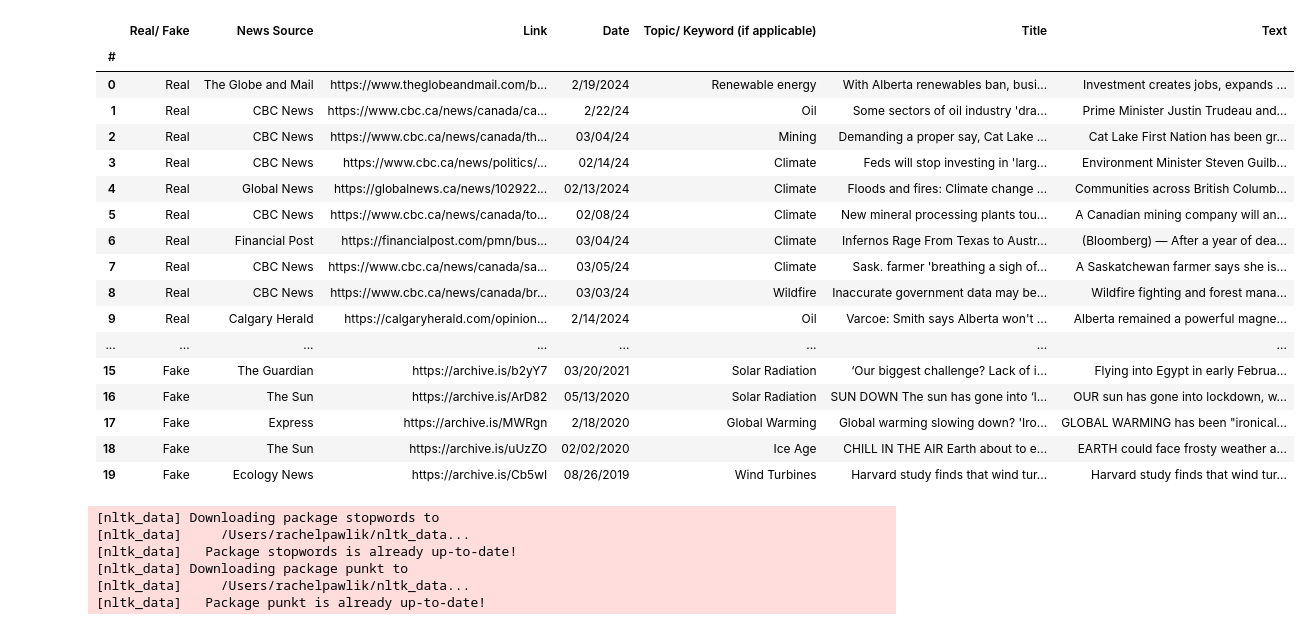
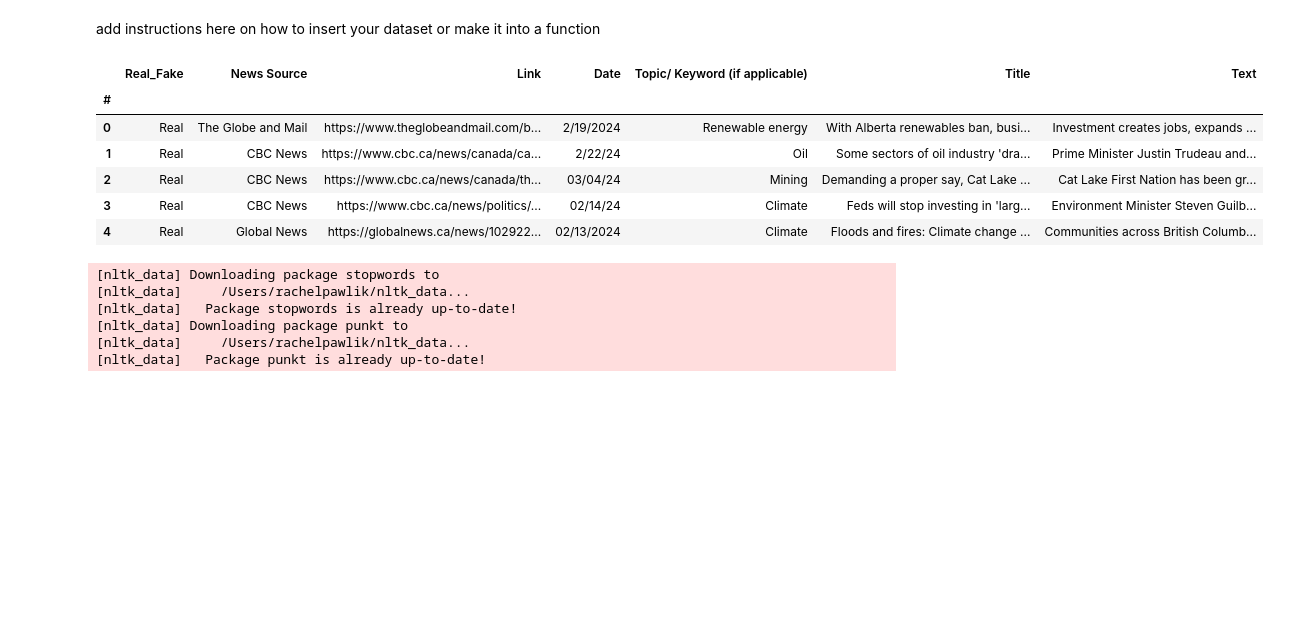
Before and after one commit to holcombek/si485, a Jupyter notebook: topic_summ_nlp.ipynb, the cells around one changed output. Saved outputs shown, nothing was run; the diff lists cells and outputs as text; code cells hidden in the pictures; blank space fills up the shorter version.

```diff
--- a/topic_summ_nlp.ipynb
+++ b/topic_summ_nlp.ipynb
@@ -53,25 +62,16 @@ import spacy
+# %% [markdown]
+add instructions here on how to insert your dataset or make it into a function
 # %%
-manual_dataset = pd.read_csv("manual_dataset.csv", index_col=0)
-manual_dataset
+news_dataset = pd.read_csv("manual_dataset.csv", index_col=0) # your file path here with True and Fake art
+news_dataset.head()
 # %% [output]
-|  | Real/ Fake | News Source | Link | Date | Topic/ Keyword (if applicable) | Title | Text |
+|  | Real_Fake | News Source | Link | Date | Topic/ Keyword (if applicable) | Title | Text |
 | # |  |  |  |  |  |  |  |
 | 0 | Real | The Globe and Mail | https://www.theglobeandmail.com/b... | 2/19/2024 | Renewable energy | With Alberta renewables ban, busi... | Investment creates jobs, expands ... |
 | 1 | Real | CBC News | https://www.cbc.ca/news/canada/ca... | 2/22/24 | Oil | Some sectors of oil industry 'dra... | Prime Minister Justin Trudeau and... |
 | 2 | Real | CBC News | https://www.cbc.ca/news/canada/th... | 03/04/24 | Mining | Demanding a proper say, Cat Lake ... | Cat Lake First Nation has been gr... |
 | 3 | Real | CBC News | https://www.cbc.ca/news/politics/... | 02/14/24 | Climate | Feds will stop investing in 'larg... | Environment Minister Steven Guilb... |
 | 4 | Real | Global News | https://globalnews.ca/news/102922... | 02/13/2024 | Climate | Floods and fires: Climate change ... | Communities across British Columb... |
-| 5 | Real | CBC News | https://www.cbc.ca/news/canada/to... | 02/08/24 | Climate | New mineral processing plants tou... | A Canadian mining company will an... |
-| 6 | Real | Financial Post | https://financialpost.com/pmn/bus... | 03/04/24 | Climate | Infernos Rage From Texas to Austr... | (Bloomberg) — After a year of dea... |
-| 7 | Real | CBC News | https://www.cbc.ca/news/canada/sa... | 03/05/24 | Climate | Sask. farmer 'breathing a sigh of... | A Saskatchewan farmer says she is... |
-| 8 | Real | CBC News | https://www.cbc.ca/news/canada/br... | 03/03/24 | Wildfire | Inaccurate government data may be... | Wildfire fighting and forest mana... |
-| 9 | Real | Calgary Herald | https://calgaryherald.com/opinion... | 2/14/2024 | Oil | Varcoe: Smith says Alberta won't ... | Alberta remained a powerful magne... |
-| ... | ... | ... | ... | ... | ... | ... | ... |
-| 15 | Fake | The Guardian | https://archive.is/b2yY7 | 03/20/2021 | Solar Radiation | ‘Our biggest challenge? Lack of i... | Flying into Egypt in early Februa... |
-| 16 | Fake | The Sun | https://archive.is/ArD82 | 05/13/2020 | Solar Radiation | SUN DOWN The sun has gone into ‘l... | OUR sun has gone into lockdown, w... |
-| 17 | Fake | Express | https://archive.is/MWRgn | 2/18/2020 | Global Warming | Global warming slowing down? 'Iro... | GLOBAL WARMING has been "ironical... |
-| 18 | Fake | The Sun | https://archive.is/uUzZO | 02/02/2020 | Ice Age | CHILL IN THE AIR Earth about to e... | EARTH could face frosty weather a... |
-| 19 | Fake | Ecology News | https://archive.is/Cb5wI | 08/26/2019 | Wind Turbines | Harvard study finds that wind tur... | Harvard study finds that wind tur... |
 # %%
 def remove_news_agency_name(text):
     return re.sub(r"Reuters|AP|New York Times|Washington Post|Business Insider|Atlantic|Fox News|National Review|Talking Points Memo|Buzzfeed News|Guardian|NPR|Vox|CNN|BBC|Bloomberg|Daily Mail|21st Century Wire|21st Century|Al Jazeera|21WIRE|ABC News", "", text)
```
Also changed, not shown: parts of 46 cells of this notebook, 1 other file.
